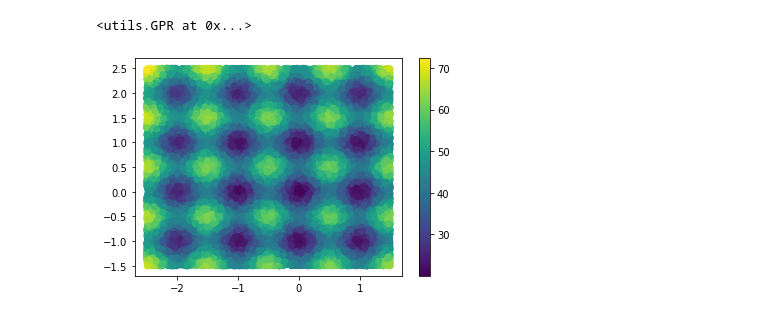
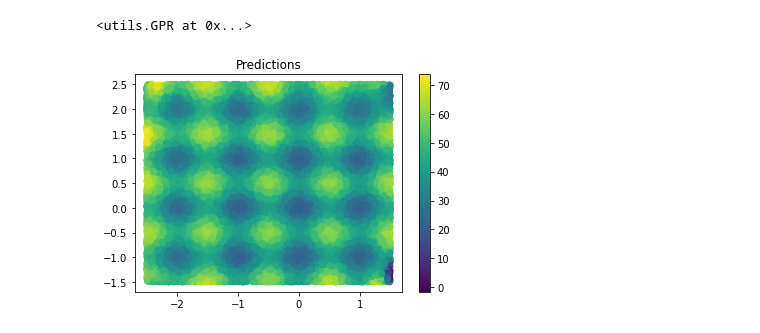
Before and after one commit to PascalKnoll/Investigation-of-Particle-Swarm-Optimization, a Jupyter notebook: AOT_Notebook.ipynb, the cells around one changed output. Drawn from its saved outputs; the diff is of its cells as text; code cells hidden in the pictures.

```diff
--- a/AOT_Notebook.ipynb
+++ b/AOT_Notebook.ipynb
@@ -64,13 +61,11 @@ gpr = GPR(**hp)
 gpr.fit(X_train, y_train)
 # %% [output]
 <utils.GPR at 0x...>
-# %%
-y_pred = gpr.predict(X_test)
-plt.scatter(X_test[0, :], X_test[1, :], c=y_test)
-plt.colorbar()
-plt.show()
-# %% [output]
-[figure, removed]
+# %%
+y_pred = gpr.predict(X_test)
+visualize(X_test, y_pred, title='Predictions')
+# %% [output]
+[figure, added]
 # %%
 mean_squared_error(y_test, y_pred)
 # %% [output]
```
Also changed, not shown: parts of 7 cells of this notebook.
